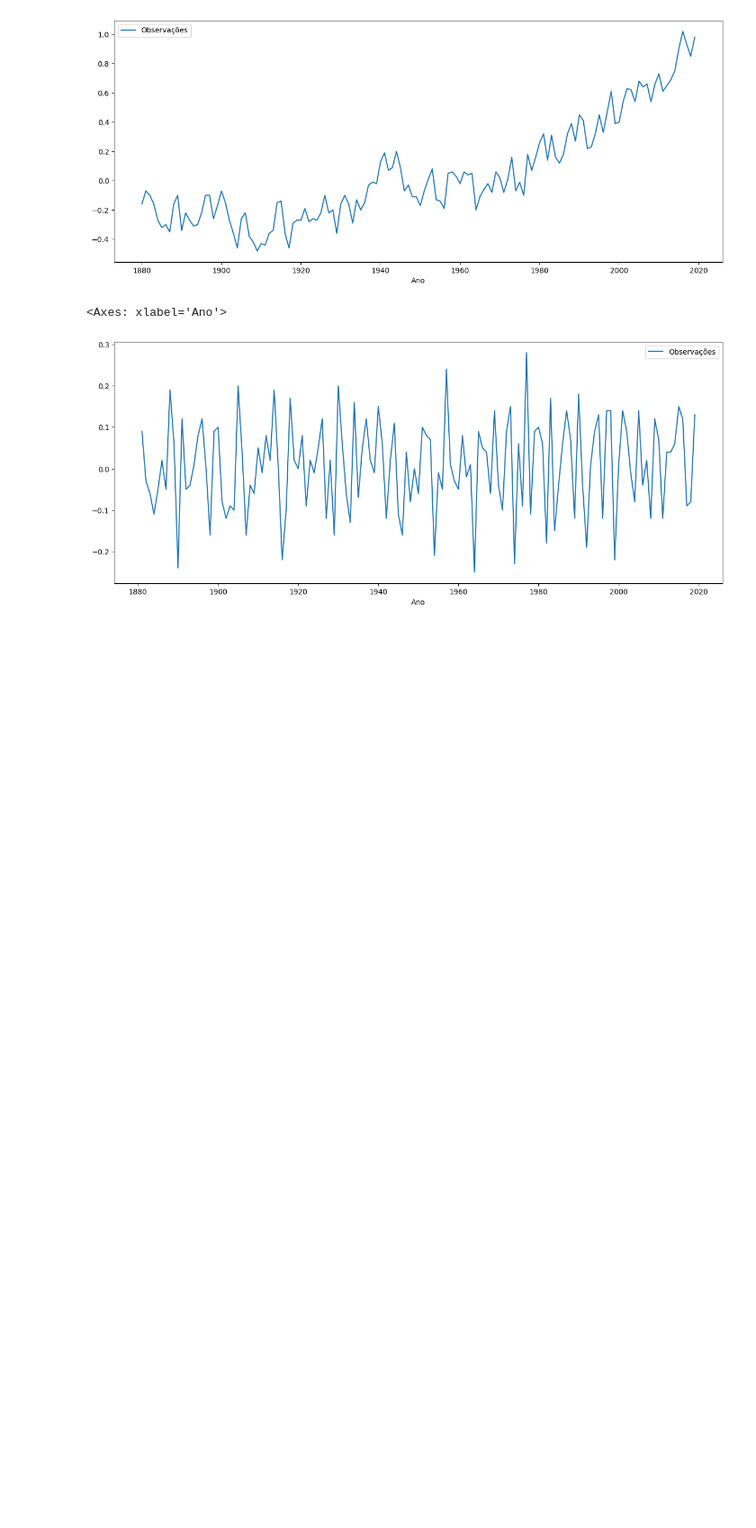
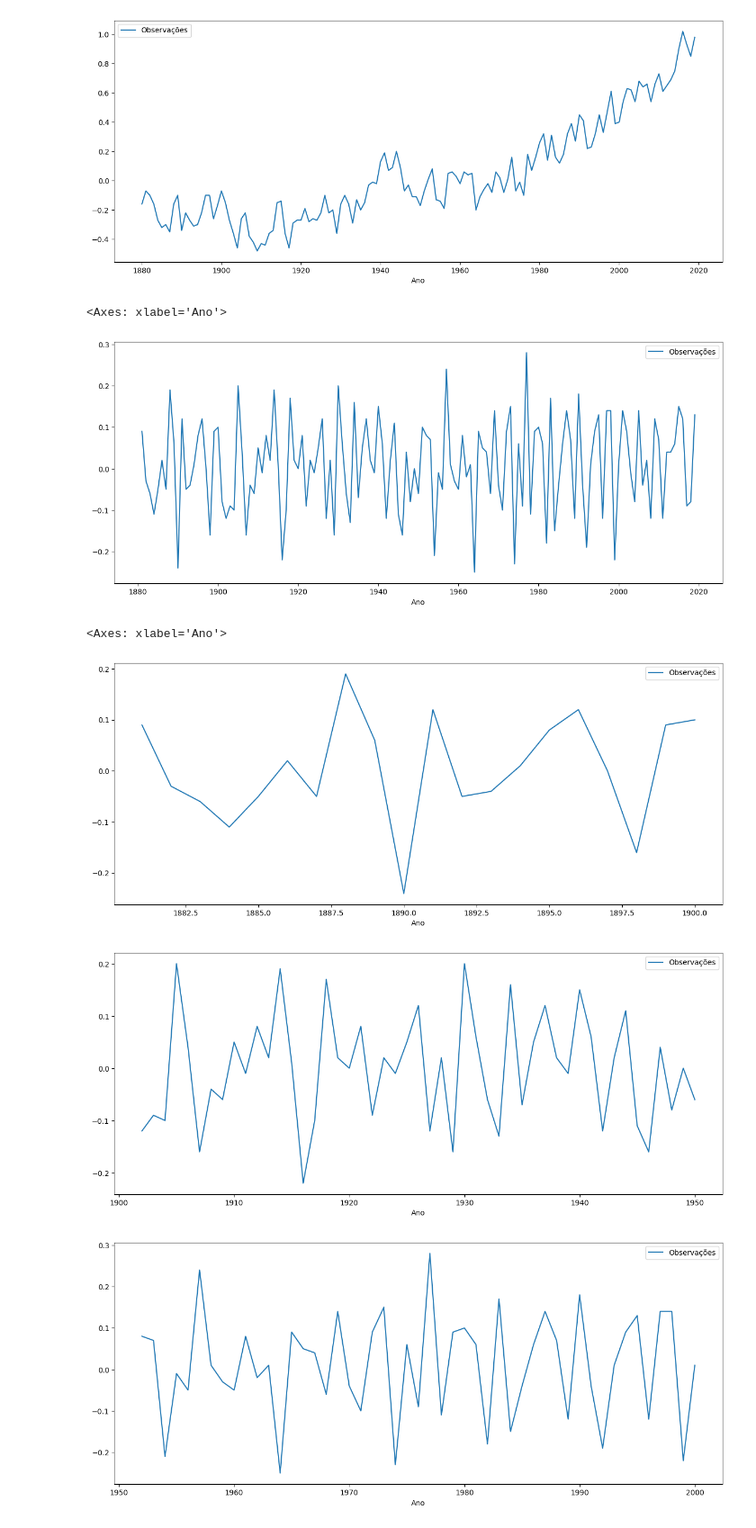
Before and after one commit to andlcoelho/miniprojetos, a Jupyter notebook: Desafio_aula2_Univali_SeriesTemporais_ipynb.ipynb, the cells around one changed output. Shown at 90% size. Drawn from its saved outputs; the diff is of its cells as text; code cells hidden in the pictures; blank space fills up the shorter version.

```diff
--- a/Desafio_aula2_Univali_SeriesTemporais_ipynb.ipynb
+++ b/Desafio_aula2_Univali_SeriesTemporais_ipynb.ipynb
@@ -56,0 +70,17 @@ df.diff().plot(figsize=(15,6))
+# %%
+# filtrando os anos iniciais (1880 a 1900)
+filtro1 = (df.index >= 1880) & (df.index <= 1900)
+filtro2 = (df.index >= 1901) & (df.index <= 1950)
+filtro3 = (df.index >= 1951) & (df.index <= 2000)
+filtro4 = (df.index >= 2001) & (df.index <= 2019)
+# %%
+# plotando o gráfico do primeiro filtro
+df[filtro1].diff().plot(figsize = (15, 6))
+df[filtro2].diff().plot(figsize = (15, 6))
+df[filtro3].diff().plot(figsize = (15, 6))
+df[filtro4].diff().plot(figsize = (15, 6))
+# %% [output]
+<Axes: xlabel='Ano'>
+[figure, added]
+[figure, added]
+[figure, added]
```
Also changed, not shown: parts of 8 cells of this notebook.
